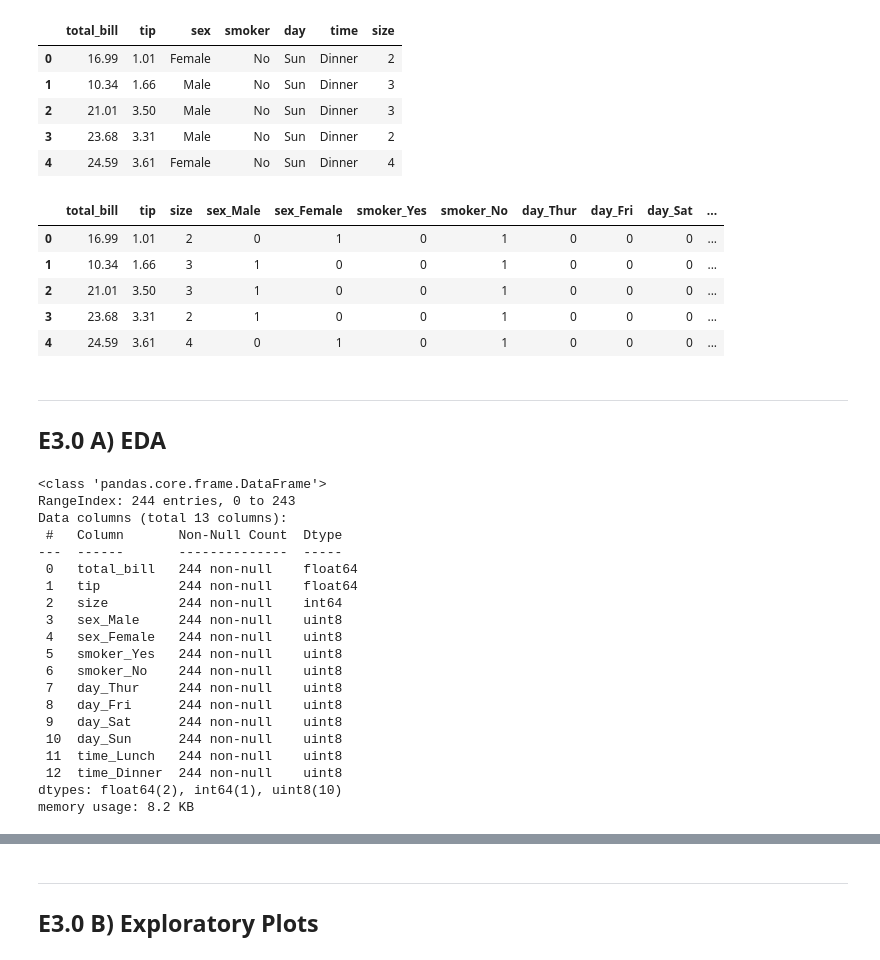
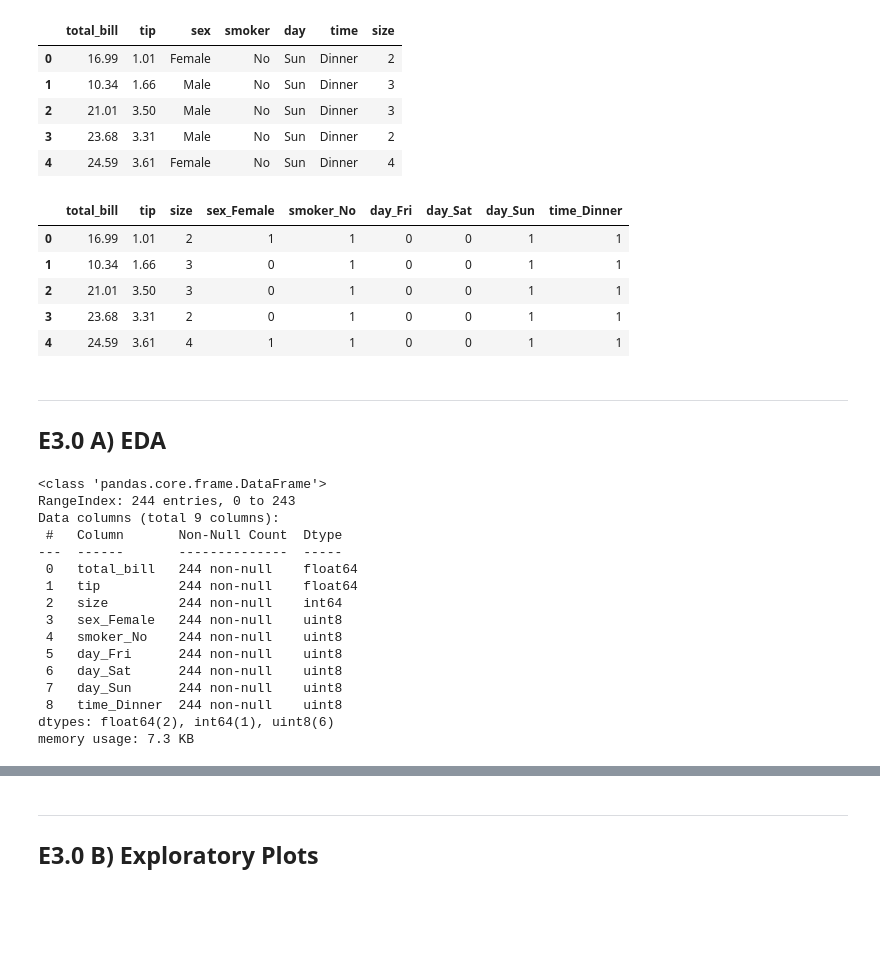
Before and after one commit to Andreas-Svensson/machine_learning, a Jupyter notebook: exercises/E3.ipynb, the cells around one changed output, grey strips where cells are left out. Cells and saved outputs as stored; diff of their text form; code cells hidden in the pictures; blank space fills up the shorter version.

```diff
--- a/exercises/E3.ipynb
+++ b/exercises/E3.ipynb
@@ -17,16 +17,16 @@ df.head()
 | 3 | 23.68 | 3.31 | Male | No | Sun | Dinner | 2 |
 | 4 | 24.59 | 3.61 | Female | No | Sun | Dinner | 4 |
 # %%
-df = pd.get_dummies(df, drop_first = False)
+df = pd.get_dummies(df, drop_first = True)
 
 df.head()
 # %% [output]
-|  | total_bill | tip | size | sex_Male | sex_Female | smoker_Yes | smoker_No | day_Thur | day_Fri | day_Sat | ... |
-| 0 | 16.99 | 1.01 | 2 | 0 | 1 | 0 | 1 | 0 | 0 | 0 | ... |
-| 1 | 10.34 | 1.66 | 3 | 1 | 0 | 0 | 1 | 0 | 0 | 0 | ... |
-| 2 | 21.01 | 3.50 | 3 | 1 | 0 | 0 | 1 | 0 | 0 | 0 | ... |
-| 3 | 23.68 | 3.31 | 2 | 1 | 0 | 0 | 1 | 0 | 0 | 0 | ... |
-| 4 | 24.59 | 3.61 | 4 | 0 | 1 | 0 | 1 | 0 | 0 | 0 | ... |
+|  | total_bill | tip | size | sex_Female | smoker_No | day_Fri | day_Sat | day_Sun | time_Dinner |
+| 0 | 16.99 | 1.01 | 2 | 1 | 1 | 0 | 0 | 1 | 1 |
+| 1 | 10.34 | 1.66 | 3 | 0 | 1 | 0 | 0 | 1 | 1 |
+| 2 | 21.01 | 3.50 | 3 | 0 | 1 | 0 | 0 | 1 | 1 |
+| 3 | 23.68 | 3.31 | 2 | 0 | 1 | 0 | 0 | 1 | 1 |
+| 4 | 24.59 | 3.61 | 4 | 1 | 1 | 0 | 0 | 1 | 1 |
 # %% [markdown]
 ---
 ## E3.0 A) EDA
@@ -35,24 +35,20 @@ df.info()
 # %% [output]
 <class 'pandas.core.frame.DataFrame'>
 RangeIndex: 244 entries, 0 to 243
-Data columns (total 13 columns):
+Data columns (total 9 columns):
  #   Column       Non-Null Count  Dtype
 ---  ------       --------------  -----
  0   total_bill   244 non-null    float64
  1   tip          244 non-null    float64
  2   size         244 non-null    int64
- 3   sex_Male     244 non-null    uint8
- 4   sex_Female   244 non-null    uint8
- 5   smoker_Yes   244 non-null    uint8
- 6   smoker_No    244 non-null    uint8
- 7   day_Thur     244 non-null    uint8
- 8   day_Fri      244 non-null    uint8
- 9   day_Sat      244 non-null    uint8
- 10  day_Sun      244 non-null    uint8
- 11  time_Lunch   244 non-null    uint8
- 12  time_Dinner  244 non-null    uint8
-dtypes: float64(2), int64(1), uint8(10)
-memory usage: 8.2 KB
+ 3   sex_Female   244 non-null    uint8
+ 4   smoker_No    244 non-null    uint8
+ 5   day_Fri      244 non-null    uint8
+ 6   day_Sat      244 non-null    uint8
+ 7   day_Sun      244 non-null    uint8
+ 8   time_Dinner  244 non-null    uint8
+dtypes: float64(2), int64(1), uint8(6)
+memory usage: 7.3 KB
 # %%
 df.describe()
 # %% [output]
```
Also changed, not shown: parts of 7 cells of this notebook.
